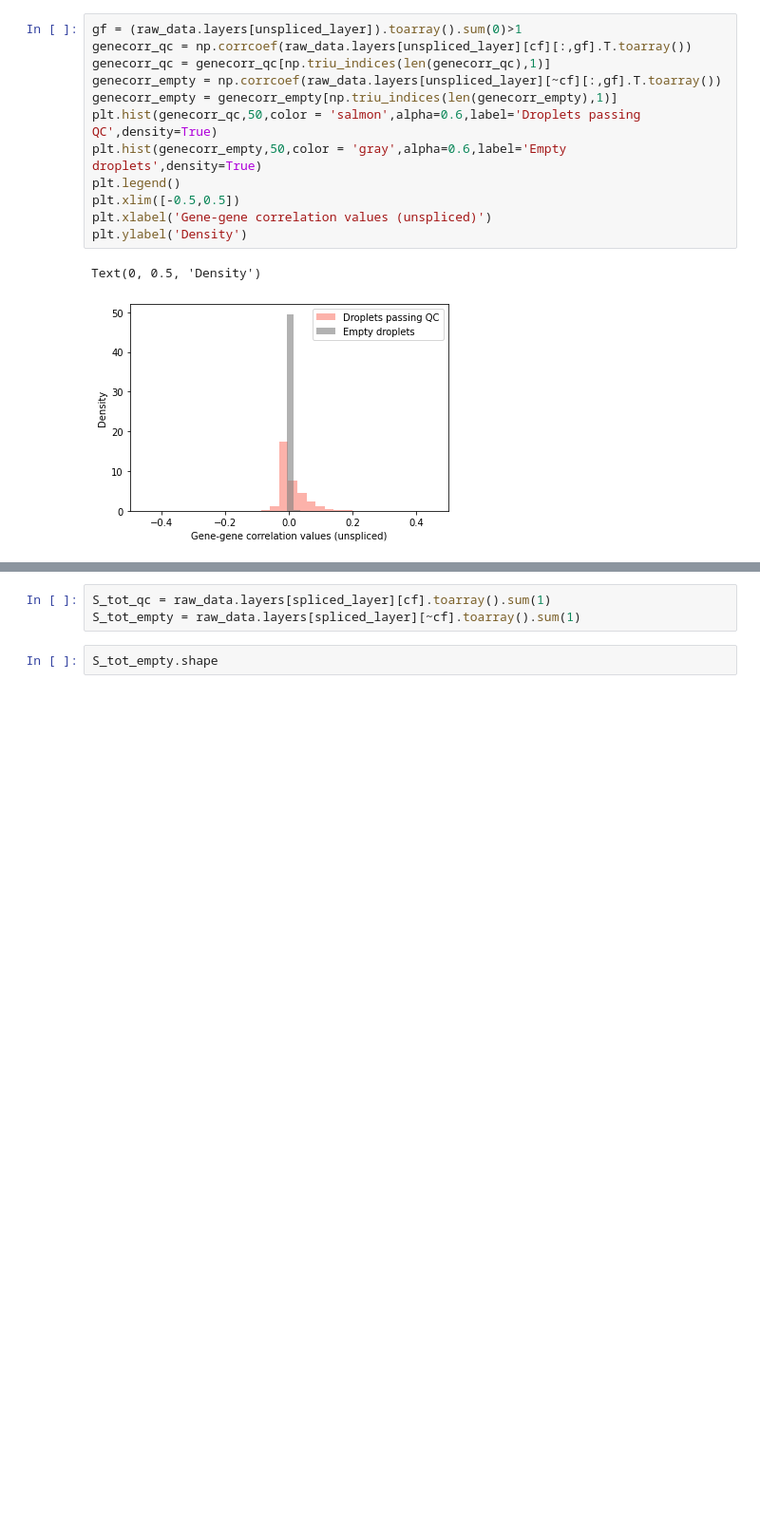
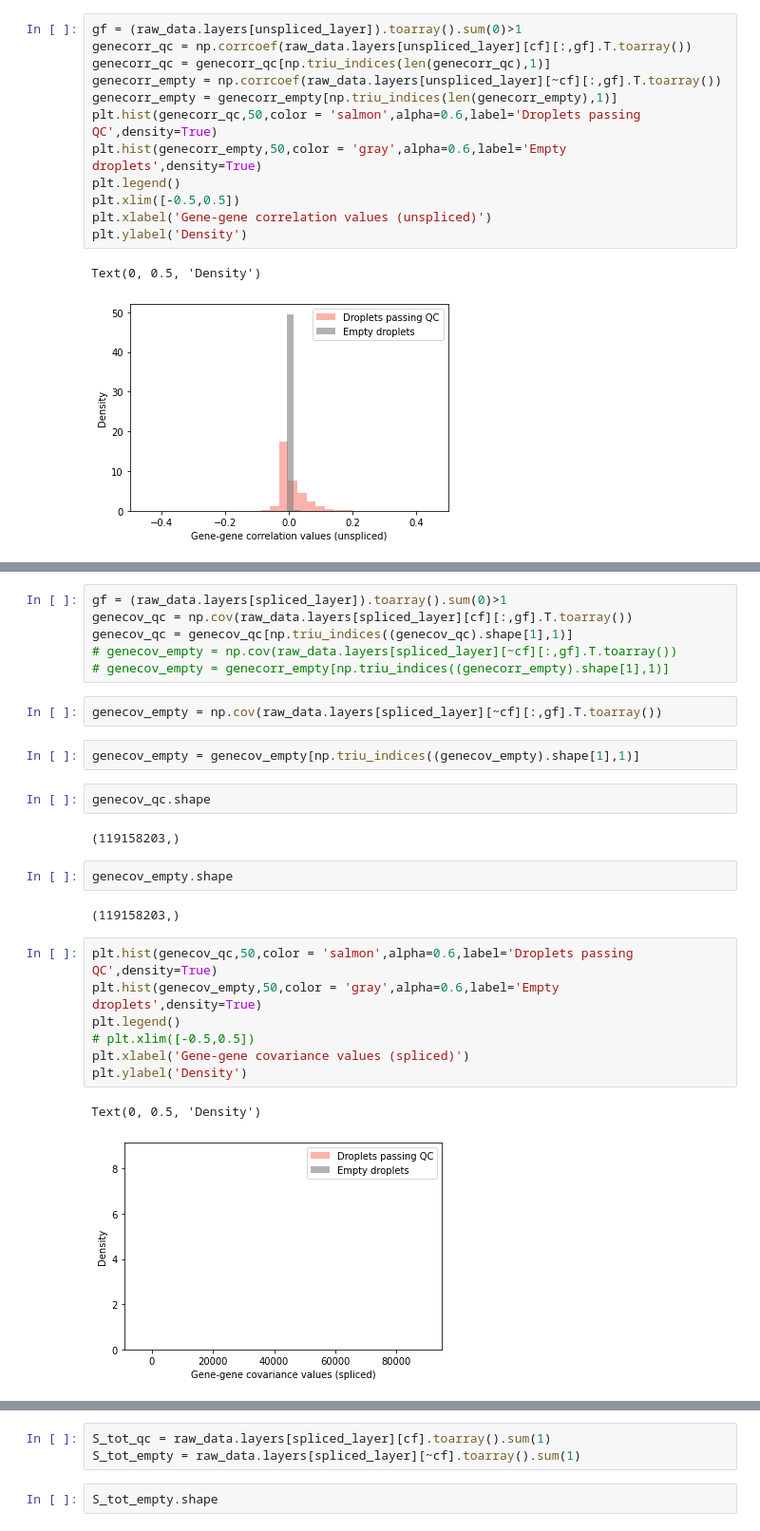
Before and after one commit to pachterlab/GVP_2023, a Jupyter notebook: gg230117_emptydrops.ipynb, the cells around one changed output, grey strips where cells are left out. Shown at 95% size. Drawn from its saved outputs; the diff is of its cells as text; blank space fills up the shorter version.

```diff
--- a/gg230117_emptydrops.ipynb
+++ b/gg230117_emptydrops.ipynb
@@ -251,0 +256,28 @@ Text(0, 0.5, 'Density')
+# %%
+gf = (raw_data.layers[spliced_layer]).toarray().sum(0)>1
+genecov_qc = np.cov(raw_data.layers[spliced_layer][cf][:,gf].T.toarray())
+genecov_qc = genecov_qc[np.triu_indices((genecov_qc).shape[1],1)]
+# genecov_empty = np.cov(raw_data.layers[spliced_layer][~cf][:,gf].T.toarray())
+# genecov_empty = genecorr_empty[np.triu_indices((genecorr_empty).shape[1],1)]
+# %%
+genecov_empty = np.cov(raw_data.layers[spliced_layer][~cf][:,gf].T.toarray())
+# %%
+genecov_empty = genecov_empty[np.triu_indices((genecov_empty).shape[1],1)]
+# %%
+genecov_qc.shape
+# %% [output]
+(119158203,)
+# %%
+genecov_empty.shape
+# %% [output]
+(119158203,)
+# %%
+plt.hist(genecov_qc,50,color = 'salmon',alpha=0.6,label='Droplets passing QC',density=True)
+plt.hist(genecov_empty,50,color = 'gray',alpha=0.6,label='Empty droplets',density=True)
+plt.legend()
+# plt.xlim([-0.5,0.5])
+plt.xlabel('Gene-gene covariance values (spliced)')
+plt.ylabel('Density')
+# %% [output]
+Text(0, 0.5, 'Density')
+[figure, added]
```
Also changed, not shown: parts of 9 cells of this notebook, 4 other files.
